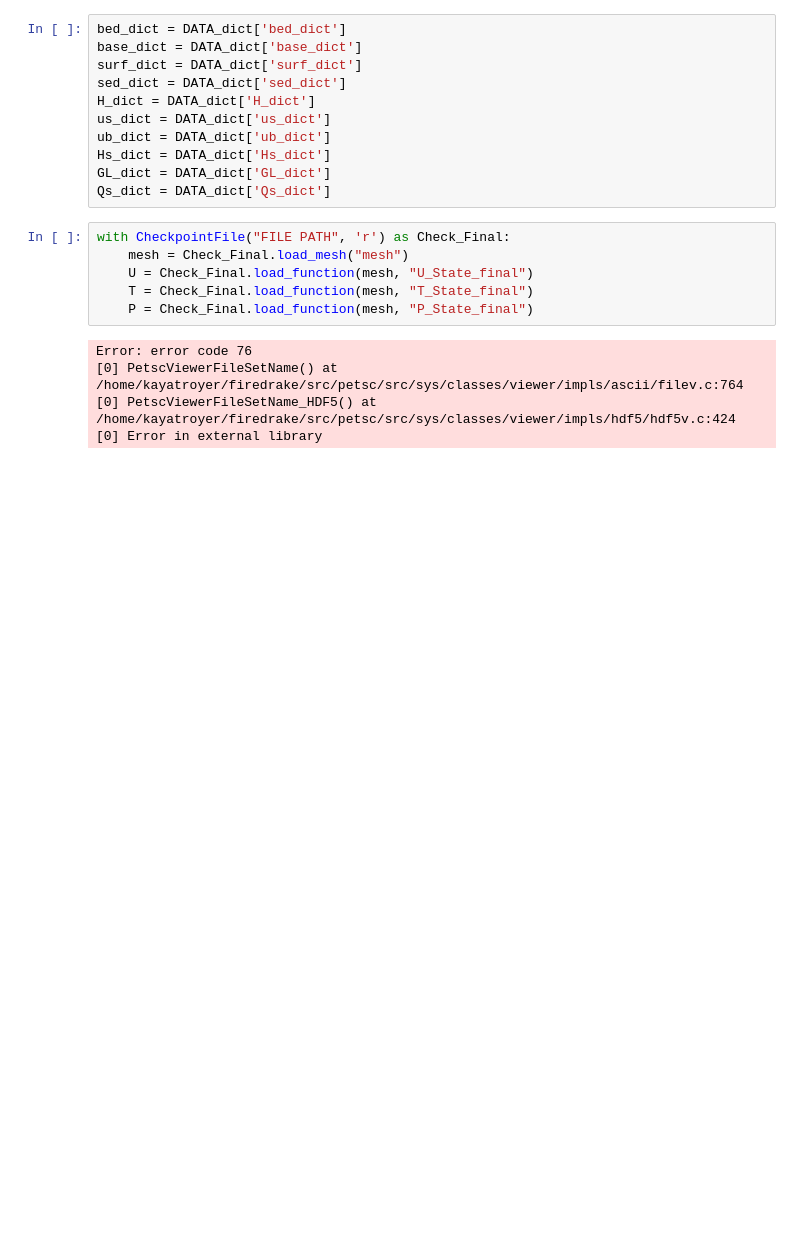
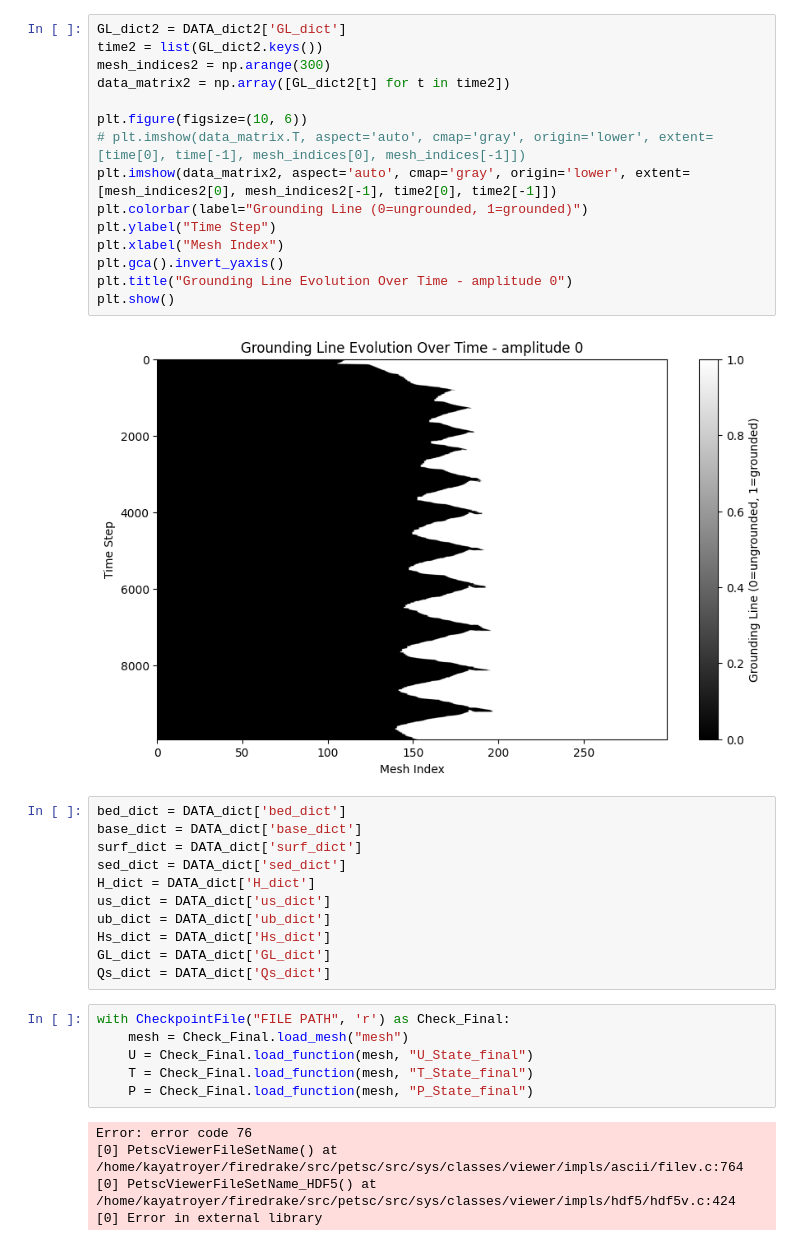
Before and after one commit to ktlix2ski/brinkmodeltest, a Jupyter notebook: TestBook.ipynb, the cells around one changed output. Saved outputs shown, nothing was run; the diff lists cells and outputs as text; blank space fills up the shorter version.

```diff
--- a/TestBook.ipynb
+++ b/TestBook.ipynb
@@ -24,3 +45,20 @@ with gzip.open("/home/kayatroyer/Repositories/brinkmodeltest/Output/Variable_Dic
+# %%
+GL_dict2 = DATA_dict2['GL_dict']
+time2 = list(GL_dict2.keys())
+mesh_indices2 = np.arange(300)
+data_matrix2 = np.array([GL_dict2[t] for t in time2])
+
+plt.figure(figsize=(10, 6))
+# plt.imshow(data_matrix.T, aspect='auto', cmap='gray', origin='lower', extent=[time[0], time[-1], mesh_indices[0], mesh_indices[-1]])
+plt.imshow(data_matrix2, aspect='auto', cmap='gray', origin='lower', extent=[mesh_indices2[0], mesh_indices2[-1], time2[0], time2[-1]])
+plt.colorbar(label="Grounding Line (0=ungrounded, 1=grounded)")
+plt.ylabel("Time Step")
+plt.xlabel("Mesh Index")
+plt.gca().invert_yaxis()
+plt.title("Grounding Line Evolution Over Time - amplitude 0")
+plt.show()
+# %% [output]
+[figure, added]
 # %%
 bed_dict = DATA_dict['bed_dict']
 base_dict = DATA_dict['base_dict']
```
Also changed, not shown: parts of 4 cells of this notebook, 1 other file.
